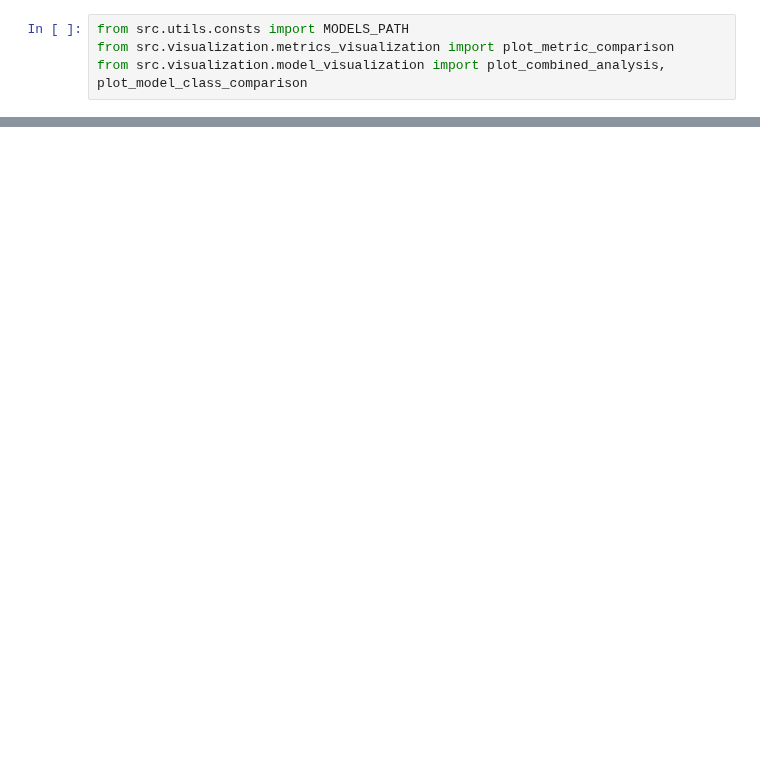
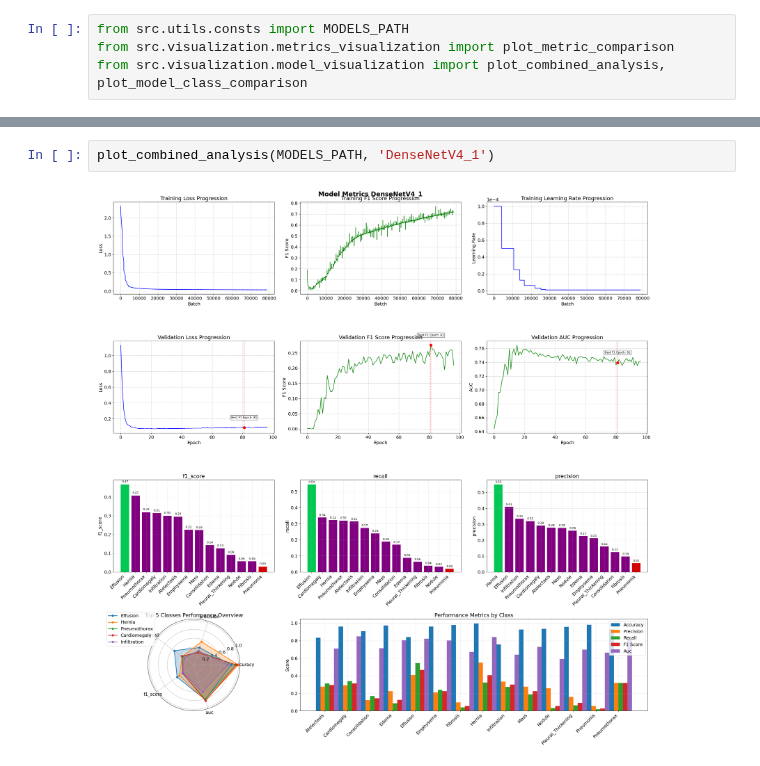
Before and after one commit to Argonus/codebook, a Jupyter notebook: studies/bachelor-thesis/notebooks/evaluation/ModelAnalysis.ipynb, the cells around one changed output, grey strips where cells are left out. Cells and saved outputs as stored; diff of their text form; blank space fills up the shorter version.

```diff
--- a/studies/bachelor-thesis/notebooks/evaluation/ModelAnalysis.ipynb
+++ b/studies/bachelor-thesis/notebooks/evaluation/ModelAnalysis.ipynb
@@ -22,0 +27,4 @@ FileNotFoundError: [Errno 2] No such file or directory: '/home/piotr/Pulpit/code
+# %%
+plot_combined_analysis(MODELS_PATH, 'DenseNetV4_1')
+# %% [output]
+[figure, added]
```
Also changed, not shown: parts of 6 cells of this notebook, 18 other files.
